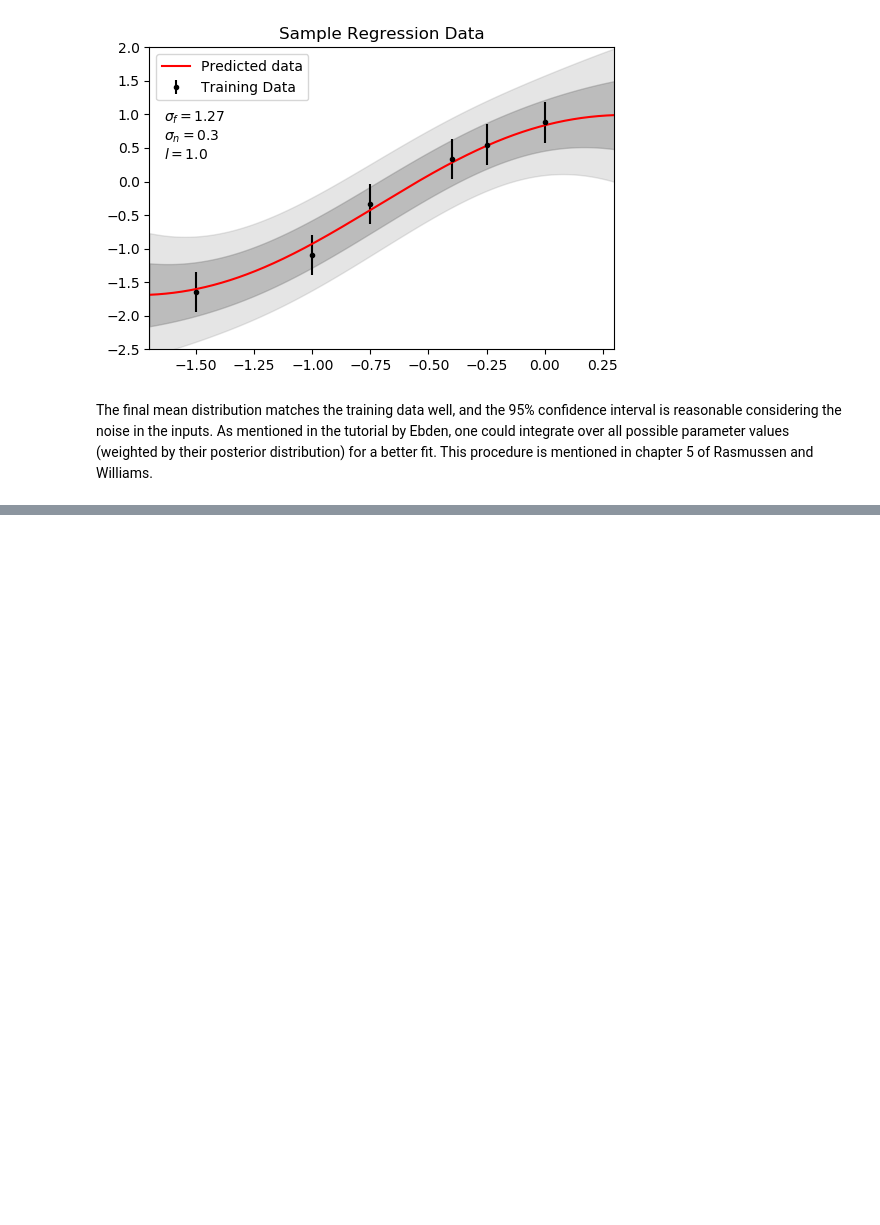
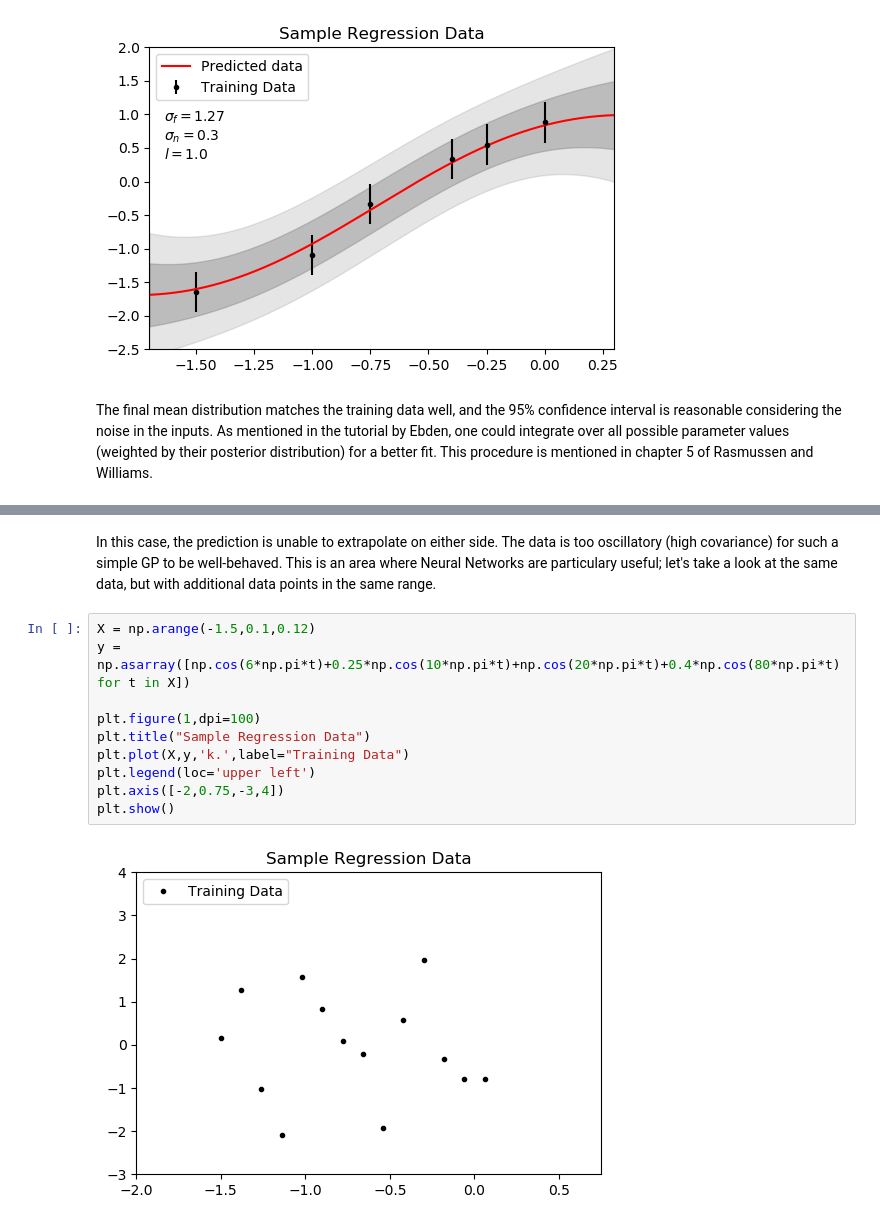
Before and after one commit to CrawfordGroup/lml, a Jupyter notebook: tutorials/ml-gpr.ipynb, the cells around one changed output, grey strips where cells are left out. Drawn from its saved outputs; the diff is of its cells as text; blank space fills up the shorter version.

```diff
--- a/tutorials/ml-gpr.ipynb
+++ b/tutorials/ml-gpr.ipynb
@@ -203,0 +293,14 @@ The final mean distribution matches the training data well, and the 95% confiden
+# %% [markdown]
+In this case, the prediction is unable to extrapolate on either side. The data is too oscillatory (high covariance) for such a simple GP to be well-behaved. This is an area where Neural Networks are particulary useful; let's take a look at the same data, but with additional data points in the same range.
+# %%
+X = np.arange(-1.5,0.1,0.12)
+y = np.asarray([np.cos(6*np.pi*t)+0.25*np.cos(10*np.pi*t)+np.cos(20*np.pi*t)+0.4*np.cos(80*np.pi*t) for t in X])
+
+plt.figure(1,dpi=100)
+plt.title("Sample Regression Data")
+plt.plot(X,y,'k.',label="Training Data")
+plt.legend(loc='upper left')
+plt.axis([-2,0.75,-3,4])
+plt.show()
+# %% [output]
+[figure, added]
```
Also changed, not shown: parts of 6 cells of this notebook, 1 other file.
